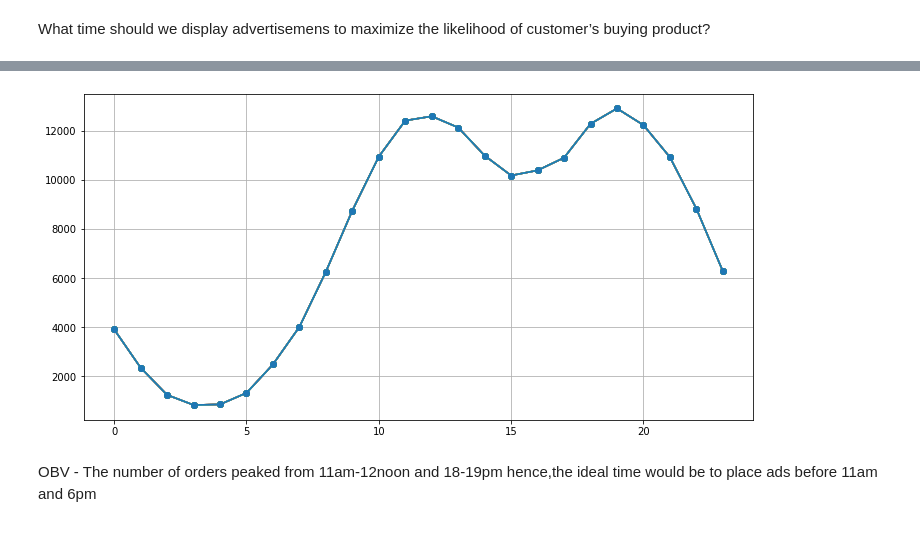
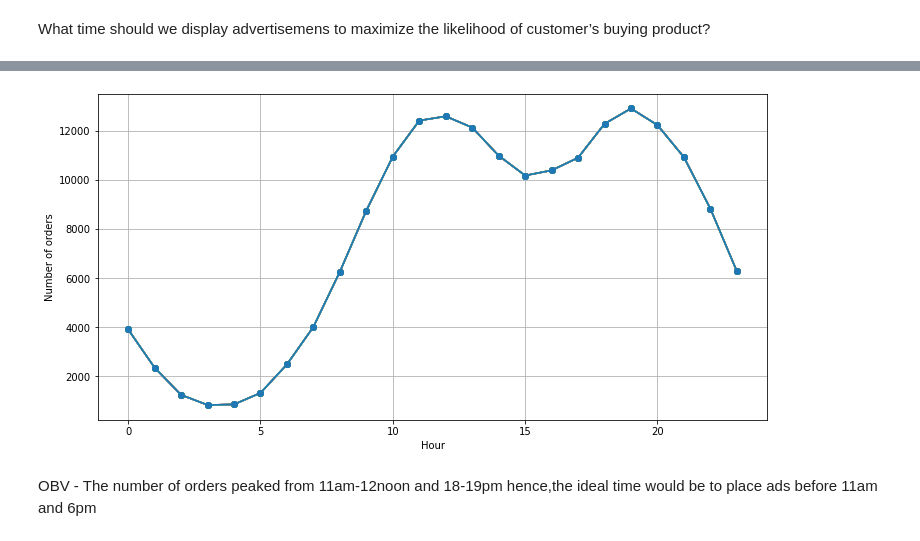
Before and after one commit to DhruvKothari19/Data_Analysis, a Jupyter notebook: SalesDataSet/sales.ipynb, the cells around one changed output, grey strips where cells are left out. Drawn from its saved outputs; the diff is of its cells as text; code cells hidden in the pictures.

```diff
--- a/SalesDataSet/sales.ipynb
+++ b/SalesDataSet/sales.ipynb
@@ -132,11 +135,13 @@ all_data.head()
 # %%
 hours = [hour for hour, df in all_data.groupby('Hour')]
 plt.figure(figsize=(12,6))
 plt.plot(hours,all_data.groupby('Hour').count(),marker='o')
+plt.xlabel('Hour')
+plt.ylabel('Number of orders')
 plt.grid()
 plt.show()
 # %% [output]
-[figure, old version]
+[figure, new version]
 # %% [markdown]
 OBV - The number of orders peaked from 11am-12noon and 18-19pm hence,the ideal time would be to place ads before 11am and 6pm
 # %% [markdown]
```
Also changed, not shown: parts of 7 cells of this notebook.
